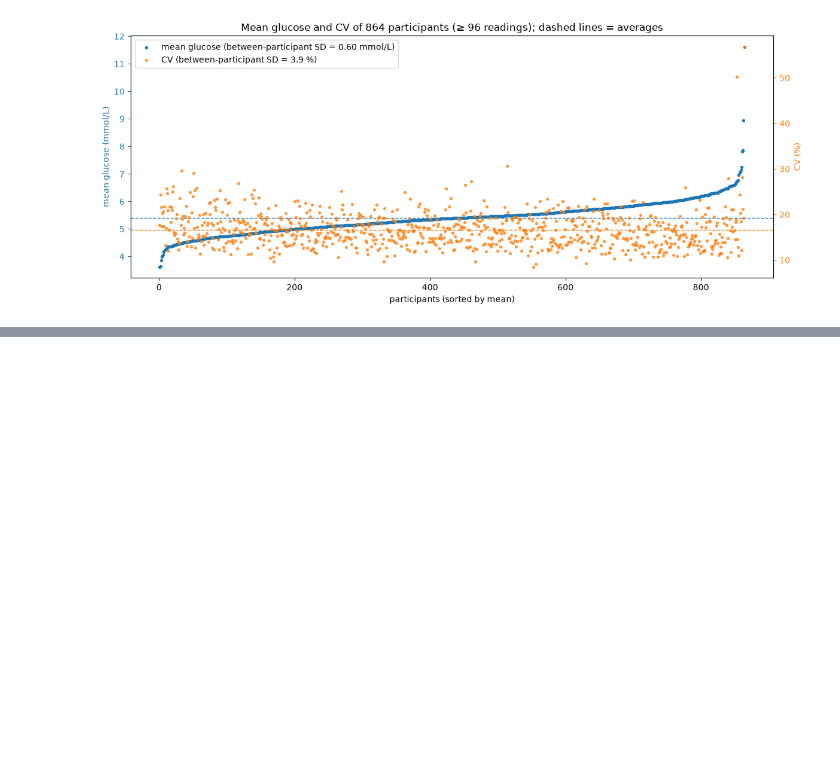
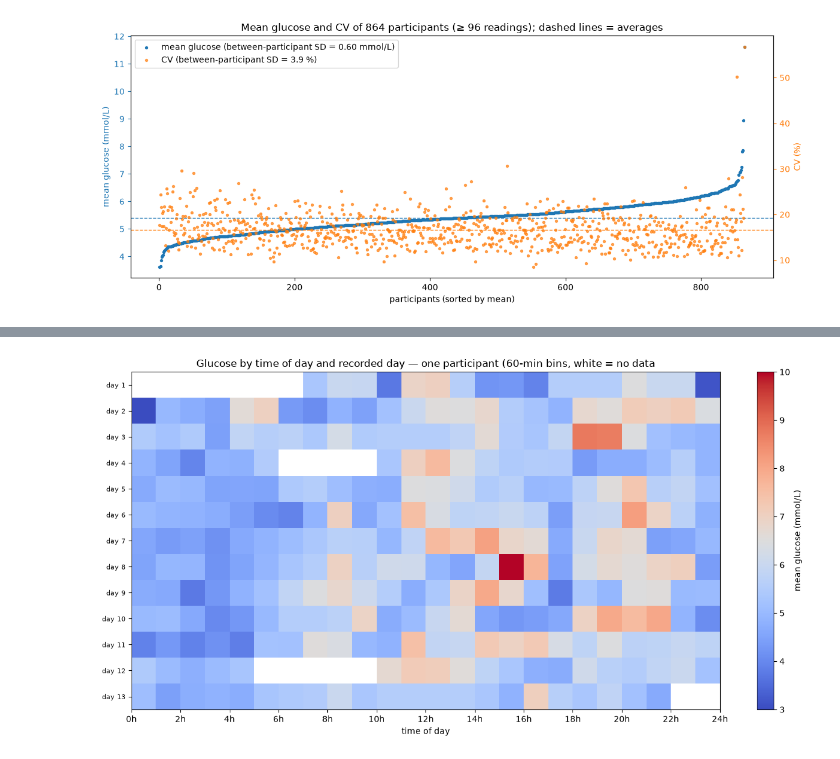
Before and after one commit to isaureimb/MLproject2, a Jupyter notebook: notebooks/eda_coverage.ipynb, the cells around one changed output, grey strips where cells are left out. Cells and saved outputs as stored; diff of their text form; code cells hidden in the pictures; blank space fills up the shorter version.

```diff
--- a/notebooks/eda_coverage.ipynb
+++ b/notebooks/eda_coverage.ipynb
@@ -58,0 +67,4 @@ participant_rank
+# %%
+plot_hour_day_heatmap(df)
+# %% [output]
+[figure, added]
```
Also changed, not shown: parts of 4 cells of this notebook, 2 other files.
